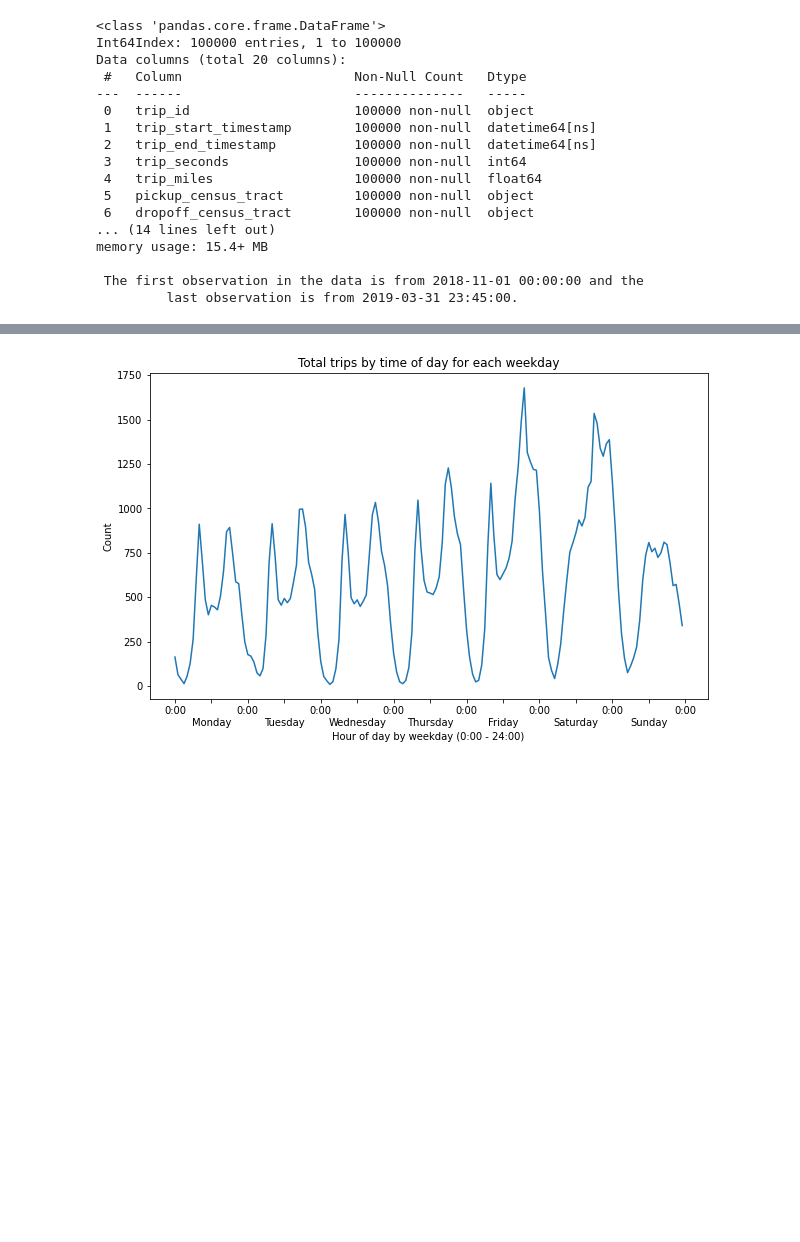
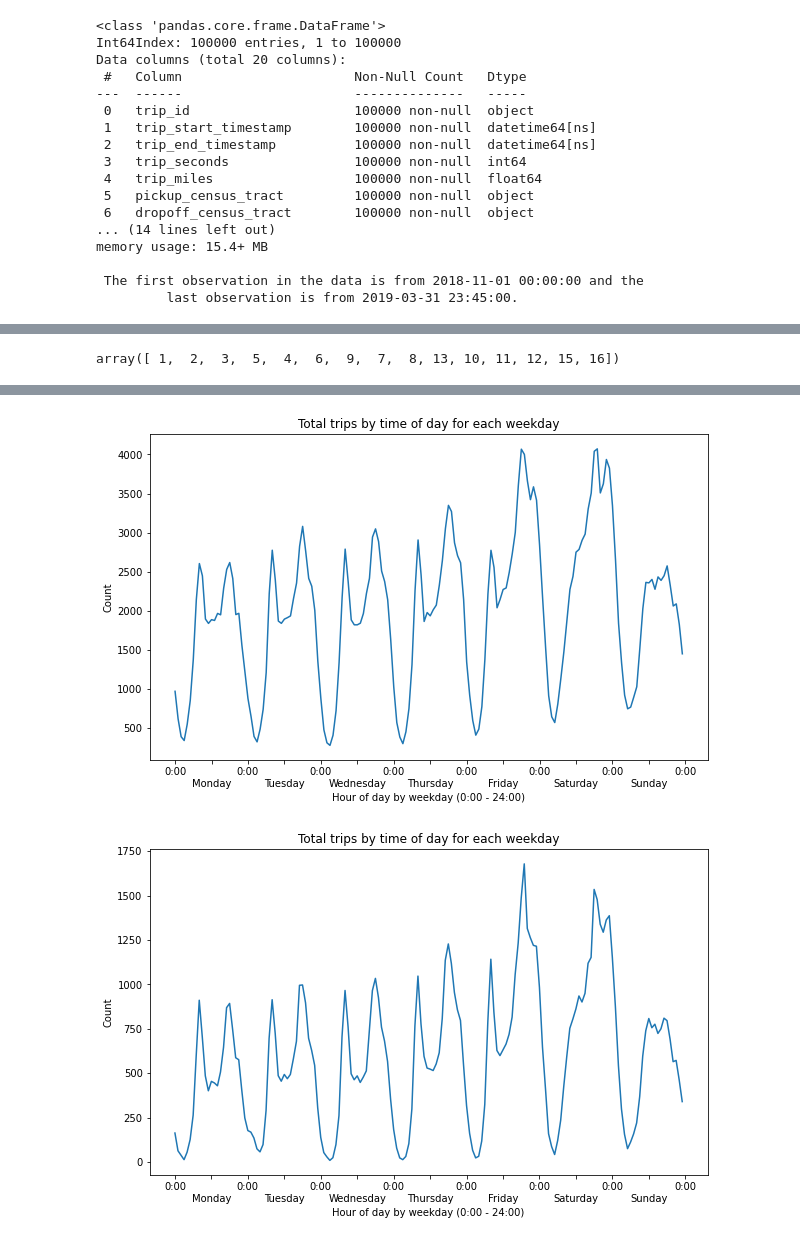
Before and after one commit to morden35/ridesharing_ml, a Jupyter notebook: data_exploration_v2.ipynb, the cells around one changed output, grey strips where cells are left out. Cells and saved outputs as stored; diff of their text form; code cells hidden in the pictures; blank space fills up the shorter version.

```diff
--- a/data_exploration_v2.ipynb
+++ b/data_exploration_v2.ipynb
@@ -11,3 +33,6 @@ import numpy as np
 # %%
 # Exploring a 100,000 row subset of the larger dataset
 mini_df = pd.read_csv("data/100ksample.csv", index_col=0)
+# %%
+# Random 0.003% sample of entire 2019 dataset
+df_003 = pd.read_csv("data/sample_003.csv", compression="gzip")
@@ -22,0 +70,21 @@ mini_df.head(5)
+# %%
+# Converting data types
+df_003 = df_003.astype({'Trip ID' : str,
+                          'Trip Start Timestamp' : 'datetime64[ns]',
+                          'Trip End Timestamp' : 'datetime64[ns]',
+                          'Trip Seconds': float,
+                          'Trip Miles': float,
+                          'Pickup Community Area': str,
+                          'Dropoff Census Tract': str,
+                          'Pickup Census Tract' : str,
+                          'Dropoff Community Area' : str,
+                          'Fare' : float,
+                          'Tip' : float,
+                          'Additional Charges': float,
+                          'Trip Total': float,
+                          'Shared Trip Authorized': bool,
+                          'Trips Pooled': int})
+df_003.info()
+print('''\n The first observation in the data is from {} and the
+         last observation is from {}.'''.format(df_003["Trip Start Timestamp"].min(),
+                                                df_003["Trip End Timestamp"].max()))
@@ -62,3 +161,7 @@ memory usage: 15.4+ MB
+# %%
+df_003["Trips Pooled"].unique()
+# %% [output]
+array([ 1,  2,  3,  5,  4,  6,  9,  7,  8, 13, 10, 11, 12, 15, 16])
 # %%
 # Summary statistics
 mini_df.describe()
@@ -72,12 +175,33 @@ mini_df.describe()
 | 50% | 777.000000 | 2.900000 | 7.500000 | 0.000000 | 2.550000 | 10.050000 | 1.000000 | ... |
 | 75% | 1197.000000 | 5.500000 | 10.000000 | 0.000000 | 2.550000 | 14.550000 | 1.000000 | ... |
 | max | 14760.000000 | 91.500000 | 130.000000 | 50.000000 | 16.340000 | 157.580000 | 12.000000 | ... |
+# %%
+# Create new variables
+df_003['date'] = df_003['Trip Start Timestamp'].dt.normalize()
+df_003['trip_start_month'] = df_003['date'].dt.month
+df_003['trip_start_weekday'] = df_003["Trip Start Timestamp"].dt.dayofweek
+df_003['trip_start_hour'] = df_003["Trip Start Timestamp"].dt.hour
 # %%
 # Create new variables
 mini_df['date'] = mini_df['trip_start_timestamp'].dt.normalize()
 mini_df['trip_start_month'] = mini_df['date'].dt.month
 mini_df['trip_start_weekday'] = mini_df.trip_start_timestamp.dt.dayofweek
 mini_df['trip_start_hour'] = mini_df.trip_start_timestamp.dt.hour
+# %%
+grouped = df_003.groupby(['trip_start_weekday', 'trip_start_hour'])["Trip ID"].count()
+
+fig, ax = plt.subplots()
+fig = grouped.plot(figsize=(10, 6))
+plt.xlabel("Hour of day by weekday (0:00 - 24:00)")
+plt.ylabel("Count")
+plt.title("Total trips by time of day for each weekday")
+ax.set_xticks(np.arange(0, 169, 12))
+labels = ["0:00",'\n'+'Monday',"0:00", '\n'+'Tuesday',"0:00", '\n'+'Wednesday',"0:00", '\n'+'Thursday',
+          "0:00",'\n'+'Friday', "0:00",'\n'+'Saturday',"0:00", '\n'+'Sunday', "0:00"]
+ax.set_xticklabels(labels)
+plt.show()
+# %% [output]
+[figure, added]
 # %%
 grouped = mini_df.groupby(['trip_start_weekday', 'trip_start_hour'])["trip_id"].count()
 
```
Also changed, not shown: parts of 88 cells of this notebook.
